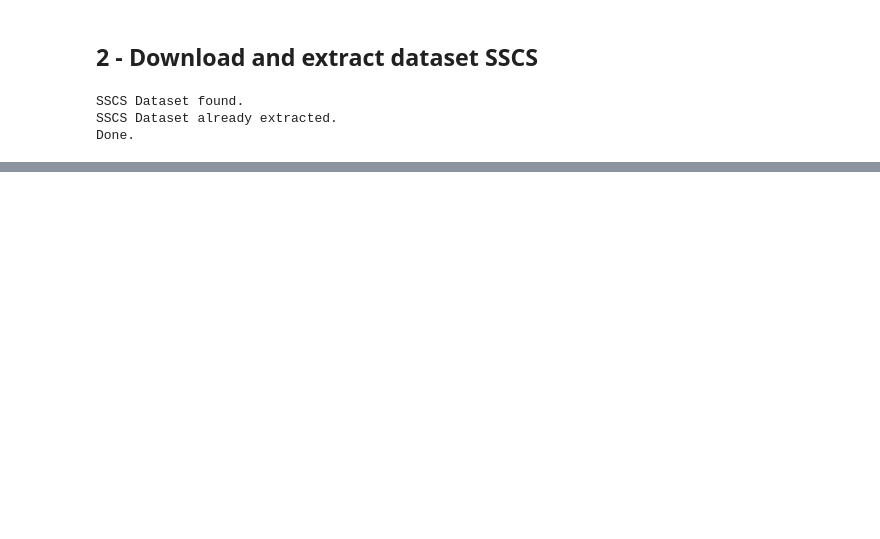
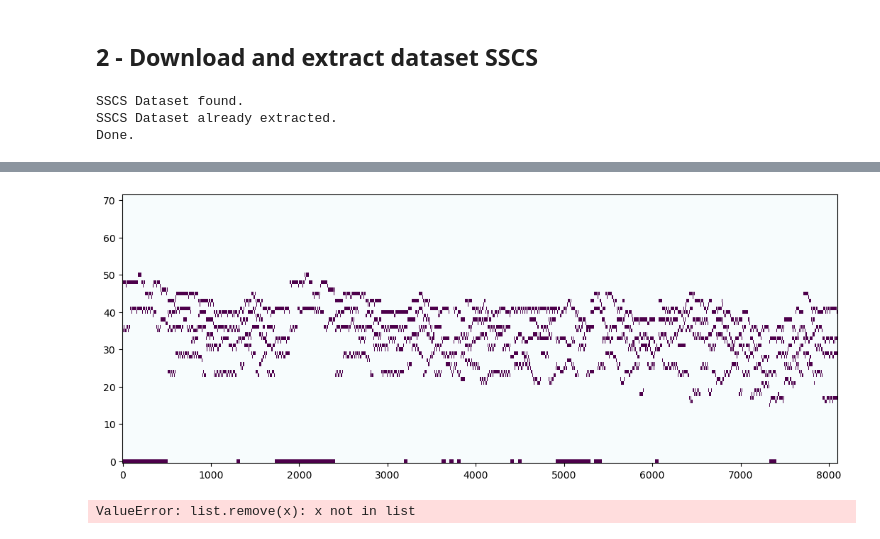
Before and after one commit to Xornotor/VocalAssignment-SSCS, a Jupyter notebook: SSCS_to_MIDI.ipynb, the cells around one changed output, grey strips where cells are left out. Drawn from its saved outputs; the diff is of its cells as text; code cells hidden in the pictures; blank space fills up the shorter version.

```diff
--- a/SSCS_to_MIDI.ipynb
+++ b/SSCS_to_MIDI.ipynb
@@ -104 +143,20 @@ def sscs_pick_multiple_random_songs(amount, split='train'):
+# %%
+def sscs_downsample(voice):
+    voice_0 = np.array(voice.T[0::5]).T
+    voice_1 = np.array(voice.T[1::5]).T
+    voice_2 = np.array(voice.T[2::5]).T
+    voice_3 = np.array(voice.T[3::5]).T
+    voice_4 = np.array(voice.T[4::5]).T
+
+    voice_sums = voice_0 + voice_1 + voice_2 + voice_3 + voice_4
+
+    def downsample_threshold(item):
+        if item >= 1.0: return 1.0
+        else: return 0.0
+
+    vectorized_downsample_threshold = np.vectorize(downsample_threshold)
+
+    voice_sums = vectorized_downsample_threshold(voice_sums)
+
+    return voice_sums
 # %% [markdown]
@@ -124,0 +279,4 @@ Done.
+# %%
+sscs_plot(down_mix.T)
+# %% [output]
+[figure, added]
@@ -124,0 +288,7 @@ Done.
+# %%
+write_midi(sop, write_path='./MIDI/soprano_high.mid')
+write_midi(alto, write_path='./MIDI/alto_high.mid')
+write_midi(ten, write_path='./MIDI/tenor_high.mid')
+write_midi(bass, write_path='./MIDI/bass_high.mid')
+# %% [output]
+ValueError: list.remove(x): x not in list
```
Also changed, not shown: parts of 15 cells of this notebook.
